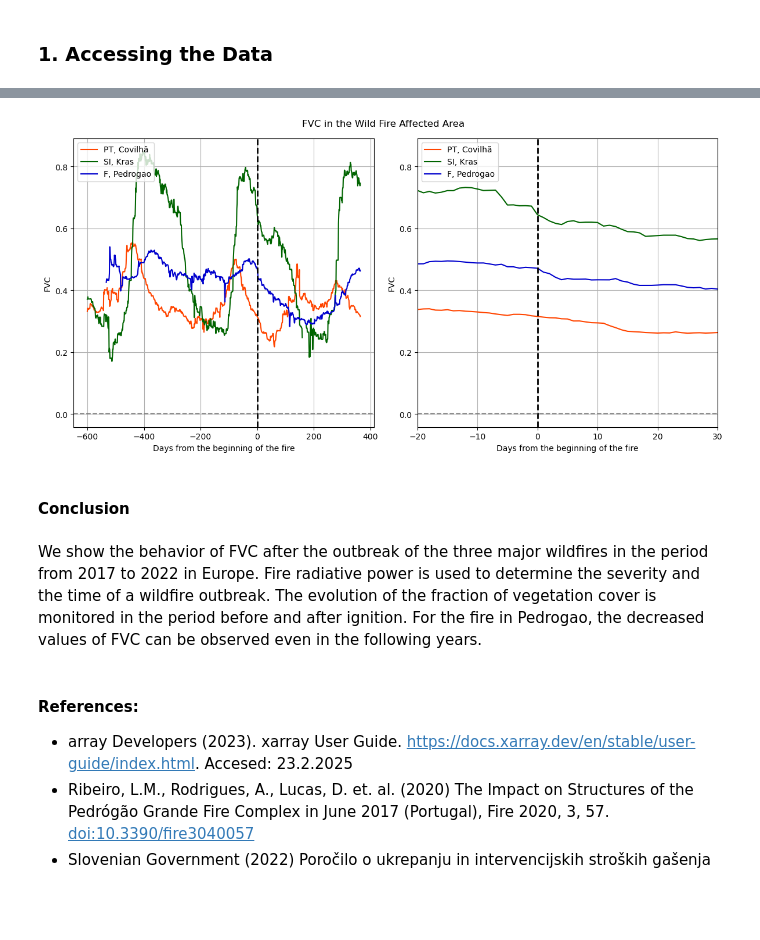
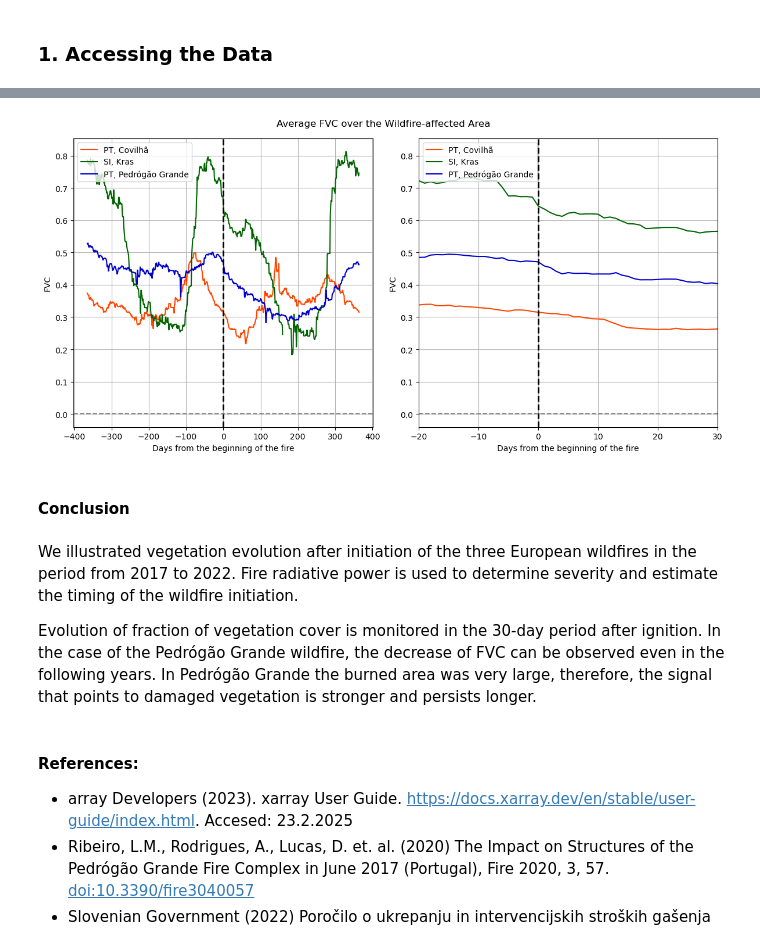
Before and after one commit to Vpirm9/LSA-SAF, a Jupyter notebook: VEGA_4/Wild_fire_analysis.ipynb, the cells around one changed output, grey strips where cells are left out. Saved outputs shown, nothing was run; the diff lists cells and outputs as text; code cells hidden in the pictures; blank space fills up the shorter version.

```diff
--- a/VEGA_4/Wild_fire_analysis.ipynb
+++ b/VEGA_4/Wild_fire_analysis.ipynb
@@ -141,8 +143,8 @@ We define the function `calculate_average_FVC()` which calculates the average va
 # %%
 def calculate_average_FVC(date, lat_min, lat_max, lon_min, lon_max):
     '''
-    Function calculates average FVC over rectangle (lat_min-lat_max x lon_min-lon_max).
-    It ignores NaN walues.
+    Function calculates average FVC over the pre-defined rectangle (lat_min-lat_max x lon_min-lon_max).
+    It ignores NaN values.
     date=pd.datetime object
     output=average FVC
     '''
@@ -163,7 +167,7 @@ SHOW_ERRORS=False
 # %%
 def analyse_fire(fire_start_date, lat_min, lat_max, lon_min, lon_max, fire_duration=30, FVC_time_before=365, FVC_time_after=365):
     '''
-    Retunrs values of total FVC in the area and average FVC in the area.
+    Returns values of total FVC in the area and average FVC in the area.
     As default it returns FRP from start date for 30 days.
     As default it returns FVC value a year before and after the fire
     It returns "daycount": a number of days from the beggining of fire (negative before the start of fire)
@@ -233,5 +237,5 @@ As input parameters to [`analyse_fire()`](analyse_fire) we need to specify, the
 # %%
-# Pedrogao
+# Pedrógão Grande wildfire
 pedrogao_start_date=dt.datetime(2017, 6, 17, 0, 0, 0)
 pedrogao_coordinates=[39.75, 40.25, -8.75, -7.5]
 pedrogao_x_FVC, pedrogao_y_FVC, pedrogao_x_FRP, pedrogao_y_FRP=analyse_fire(
@@ -240,7 +244,7 @@ pedrogao_x_FVC, pedrogao_y_FVC, pedrogao_x_FRP, pedrogao_y_FRP=analyse_fire(
     pedrogao_coordinates[1],
     pedrogao_coordinates[2],
     pedrogao_coordinates[3],
-    FVC_time_before=600
+    FVC_time_before=365
     )
 
 # Kras wildfire
@@ -252,10 +256,10 @@ kras_x_FVC, kras_y_FVC, kras_x_FRP, kras_y_FRP=analyse_fire(
     kras_coordinates[1],
     kras_coordinates[2],
     kras_coordinates[3],
-    FVC_time_before=600
+    FVC_time_before=365
     )
 
-# Covilha wildfire
+# Covilhã wildfire
 covilha_start_date=dt.datetime(2022,8,6,0,0,0)
 covilha_coordinates=[40.2, 40.7, -7.7, -7.1]
 covilha_x_FVC, covilha_y_FVC, covilha_x_FRP, covilha_y_FRP=analyse_fire(
@@ -264,6 +268,6 @@ covilha_x_FVC, covilha_y_FVC, covilha_x_FRP, covilha_y_FRP=analyse_fire(
     covilha_coordinates[1],
     covilha_coordinates[2],
     covilha_coordinates[3],
-    FVC_time_before=600
+    FVC_time_before=365
     )
 # %% [markdown]
@@ -347,42 +355,43 @@ FRP_color="red"
 # First subplot
 ax1.plot(covilha_x_FVC, covilha_y_FVC, label='PT, Covilhã', color="orangered")
 ax1.plot(kras_x_FVC, kras_y_FVC, label="SI, Kras", color='darkgreen')
-ax1.plot(pedrogao_x_FVC, pedrogao_y_FVC, label="F, Pedrogao", color='mediumblue')
+ax1.plot(pedrogao_x_FVC, pedrogao_y_FVC, label="PT, Pedrógão Grande", color='mediumblue')
 
 #Second subplot
 ax2.plot(covilha_x_FVC, covilha_y_FVC, label='PT, Covilhã', color="orangered")
 ax2.plot(kras_x_FVC, kras_y_FVC, label="SI, Kras", color='darkgreen')
-ax2.plot(pedrogao_x_FVC, pedrogao_y_FVC, label="F, Pedrogao", color='mediumblue')
+ax2.plot(pedrogao_x_FVC, pedrogao_y_FVC, label="PT, Pedrógão Grande", color='mediumblue')
 ax2.set_xlim(-20, 30)
 
 # Set the first subplot
 ax1.set_ylabel('FVC')
 ax1.set_xlabel('Days from the beginning of the fire')
 ax1.axvline(x=0, linestyle='dashed', color="black", linewidth=2)
 ax1.axhline(y=0, linestyle='dashed', color="grey")
 ax1.grid(True)
 
 # Set the second subplot
 ax2.set_ylabel('FVC')
 ax2.set_xlabel('Days from the beginning of the fire')
 ax2.axvline(x=0, linestyle='dashed', color="black", linewidth=2)
 ax2.axhline(y=0, linestyle='dashed', color="grey")
 ax2.grid(True)
 
 # Display legends
 ax1.legend(loc='upper left')
 ax2.legend(loc='upper left')
 
-plt.suptitle("FVC in the Wild Fire Affected Area")
+plt.suptitle("Average FVC over the Wildfire-affected Area")
 plt.tight_layout()
 plt.show()
 # %% [output]
-[figure, old version]
+[figure, new version]
 # %% [markdown]
 #### Conclusion
 # %% [markdown]
-We show the behavior of FVC after the outbreak of the three major wildfires in the period from 2017 to 2022 in Europe. Fire radiative power is used to determine the severity and the time of a wildfire outbreak.
-The evolution of the fraction of vegetation cover is monitored in the period before and after ignition. For the fire in Pedrogao, the decreased values of FVC can be observed even in the following years.
+We illustrated vegetation evolution after initiation of the three European wildfires in the period from 2017 to 2022. Fire radiative power is used to determine severity and estimate the timing of the wildfire initiation.
+
+Evolution of fraction of vegetation cover is monitored in the 30-day period after ignition. In the case of the Pedrógão Grande wildfire, the decrease of FVC can be observed even in the following years. In Pedrógão Grande the burned area was very large, therefore, the signal that points to damaged vegetation is stronger and persists longer.
 # %% [markdown]
 #### References:
 
```
Also changed, not shown: parts of 20 cells of this notebook, 3 other files.
